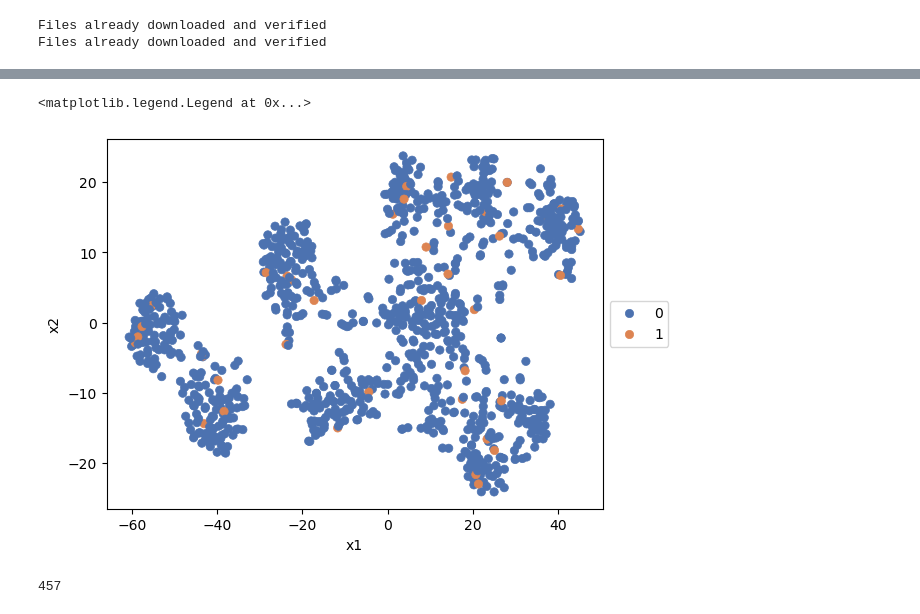
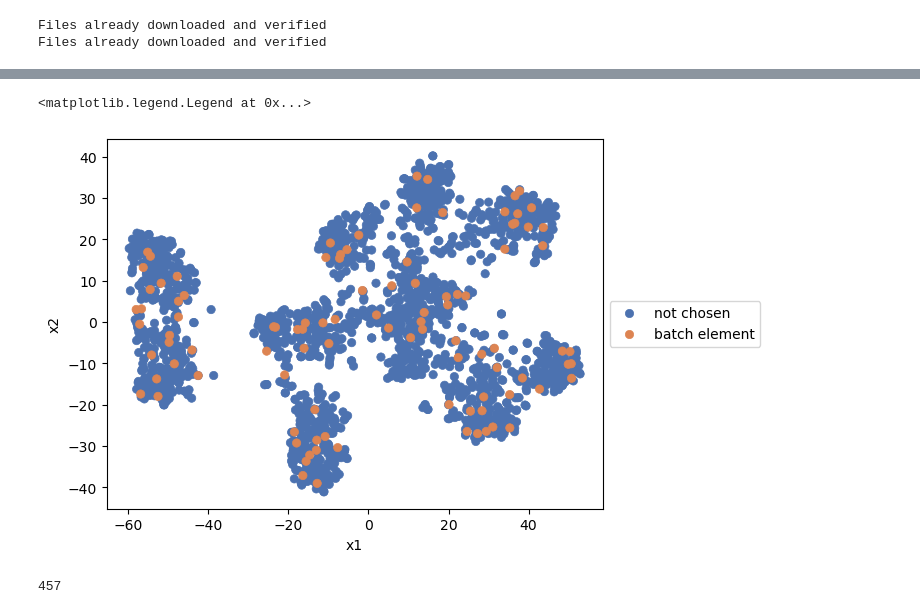
Before and after one commit to MARCI-UTK/EDS4AI, a Jupyter notebook: scratch_work/kmeans_selection_testing.ipynb, the cells around one changed output, grey strips where cells are left out. Cells and saved outputs as stored; diff of their text form; code cells hidden in the pictures.

Commit message:
correct plotting order for scatterplot hues

```diff
--- a/scratch_work/kmeans_selection_testing.ipynb
+++ b/scratch_work/kmeans_selection_testing.ipynb
@@ -36,5 +45,13 @@ images_slice = images_transposed[0:slice_size][:][:][:]
 model = CLIPModel.from_pretrained("openai/clip-vit-base-patch32")
 image_processor = AutoProcessor.from_pretrained("openai/clip-vit-base-patch32")
 
-clip_inputs = image_processor(images=images_slice, return_tensors="pt")
-image_embeddings = model.get_image_features(**clip_inputs)
+image_embeddings = np.empty((0,512))
+
+# number of images is too large to run clip on all of them so we have to do it in 1000 image batches
+for i in range(2):
+    images_slice = images_transposed[ (1000*i): (1000*(i+1)) ][:][:][:]
+
+    clip_inputs = image_processor(images=images_slice, return_tensors="pt")
+    clip_outputs = model.get_image_features(**clip_inputs).detach()
+
+    image_embeddings = np.append(image_embeddings, clip_outputs, axis=0)
@@ -43,6 +74,6 @@ Intel MKL WARNING: Support of Intel(R) Streaming SIMD Extensions 4.2 (Intel(R) S
 # %%
 pca = PCA(n_components=50)
-pca_results = pca.fit_transform(image_embeddings.detach())
+pca_results = pca.fit_transform(image_embeddings)
 
 tsne = TSNE(n_components=2)
 tsne_results = tsne.fit_transform(pca_results)
@@ -142,25 +173,27 @@ def generate_indexes_proportional(coords, sorted_distances, batch_size):
 distances = calc_distances(tsne_results)
 sorted_distances = sort_distances(distances)
 # %%
-batch_indexes = generate_indexes_proportional(tsne_results, sorted_distances, 40)
+batch_indexes = generate_indexes_proportional(tsne_results, sorted_distances, 100)
 # %%
 column_vals = ['x1', 'x2']
 
 df = pd.DataFrame(data = tsne_results, columns=column_vals)
 
 m = tsne_results.shape[0]
-chosen = [0 for x in range(m)]
+chosen = ['not chosen' for x in range(m)]
 for indx in batch_indexes:
-    chosen[indx] = 1
+    chosen[indx] = 'batch element'
 
 df['label'] = chosen
 # %%
-plot = sns.scatterplot(x='x1', y='x2', data=df, hue='label', ec=None, palette="deep")
+hue_order = ['not chosen', 'batch element']
+df_sorted = df.sort_values('label', key=np.vectorize(hue_order.index))
 
+plot = sns.scatterplot(x='x1', y='x2', data=df_sorted, hue='label', ec=None, palette="deep")
 plot.legend(loc='center left', bbox_to_anchor=(1, 0.5), ncol=1)
 # %% [output]
 <matplotlib.legend.Legend at 0x...>
-[figure, old version]
+[figure, new version]
 # %%
 gen = np.random.default_rng()
 indx = gen.integers(0, m)
```
Also changed, not shown: parts of 7 cells of this notebook.
